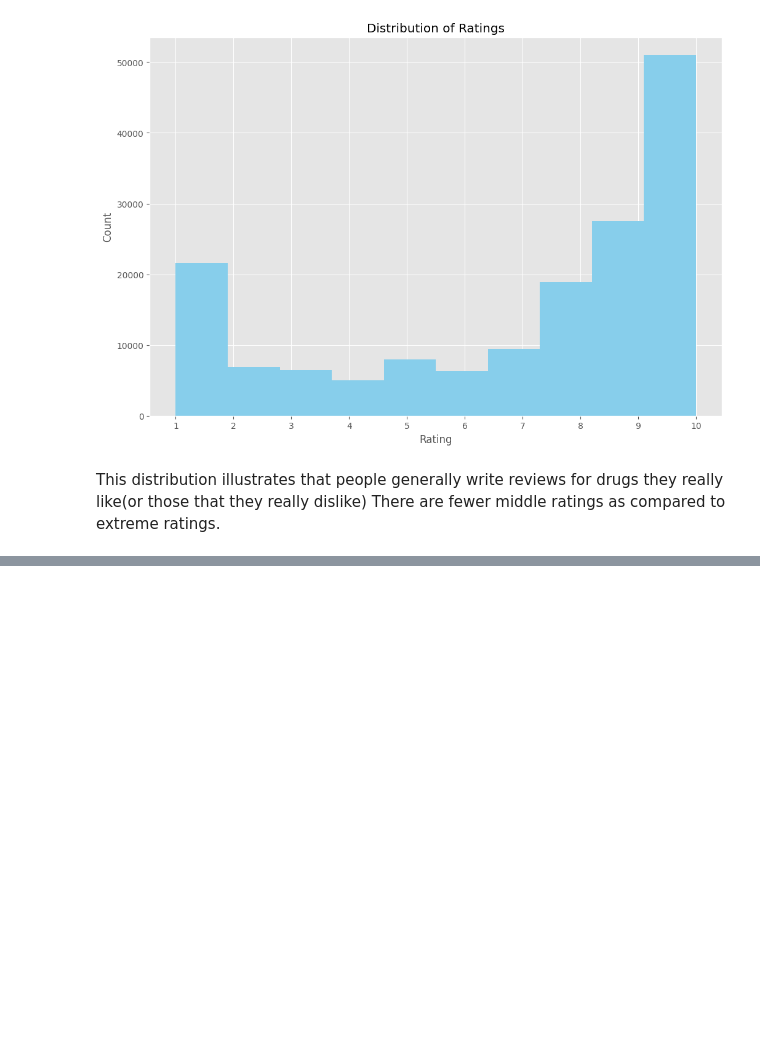
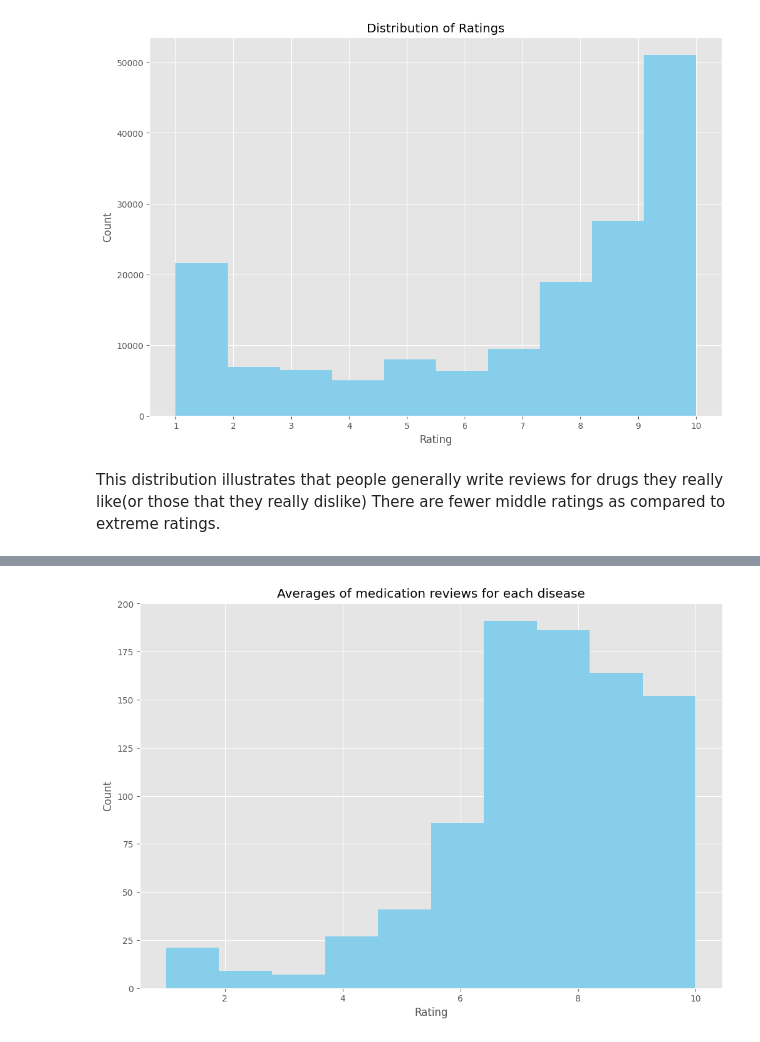
Before and after one commit to ArslanAmanov/AI-ML-DL, a Jupyter notebook: Kaggle Projects /UCI ML drug dataset/uci_ml drug test ML_algorithms.ipynb, the cells around one changed output, grey strips where cells are left out. Saved outputs shown, nothing was run; the diff lists cells and outputs as text; code cells hidden in the pictures; blank space fills up the shorter version.

```diff
--- a/Kaggle Projects /UCI ML drug dataset/uci_ml drug test ML_algorithms.ipynb
+++ b/Kaggle Projects /UCI ML drug dataset/uci_ml drug test ML_algorithms.ipynb
@@ -128,0 +138,9 @@ This distribution illustrates that people generally write reviews for drugs they
+# %%
+rating_avgs = (train['rating'].groupby(train['condition']).mean())
+rating_avgs.hist(color='skyblue')
+plt.title('Averages of medication reviews for each disease')
+plt.xlabel('Rating')
+plt.ylabel('Count')
+plt.show();
+# %% [output]
+[figure, added]
```
Also changed, not shown: parts of 21 cells of this notebook.
